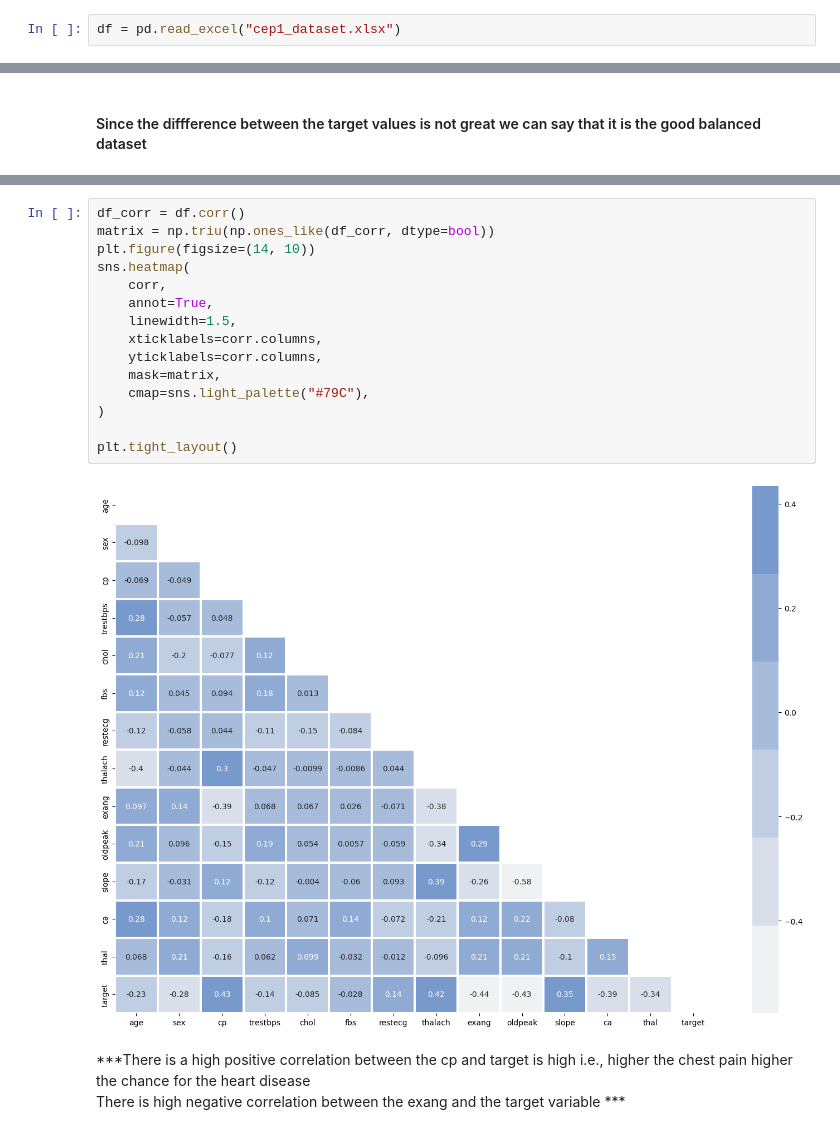
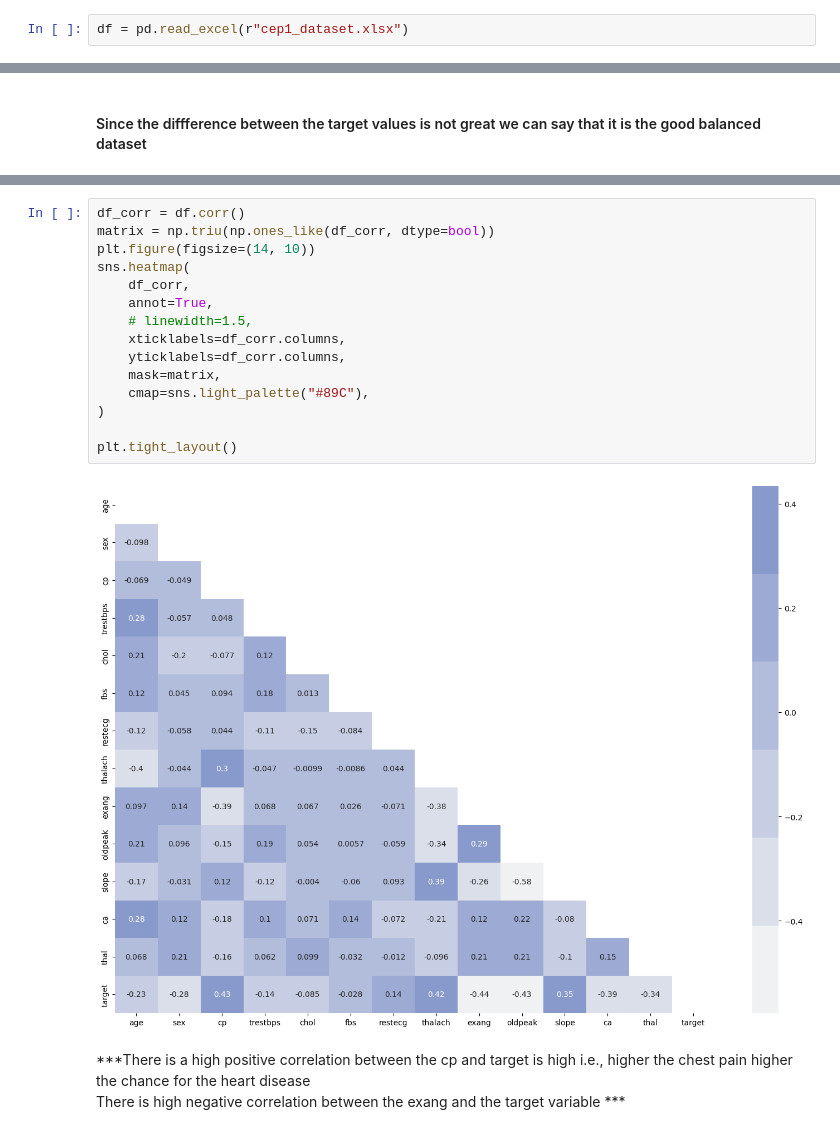
Before and after one commit to rakeshkandhi/Healthcare_cardiovascular, a Jupyter notebook: healthCare.ipynb, the cells around one changed output, grey strips where cells are left out. Drawn from its saved outputs; the diff is of its cells as text.

```diff
--- a/healthCare.ipynb
+++ b/healthCare.ipynb
@@ -105,4 +103,4 @@ warnings.filterwarnings("ignore")
     </tr>
 </table>
 # %%
-df = pd.read_excel("cep1_dataset.xlsx")
+df = pd.read_excel(r"cep1_dataset.xlsx")
@@ -194,20 +213,20 @@ Name: count, dtype: int64
 # %%
 df_corr = df.corr()
 matrix = np.triu(np.ones_like(df_corr, dtype=bool))
 plt.figure(figsize=(14, 10))
 sns.heatmap(
-    corr,
+    df_corr,
     annot=True,
-    linewidth=1.5,
-    xticklabels=corr.columns,
-    yticklabels=corr.columns,
+    # linewidth=1.5,
+    xticklabels=df_corr.columns,
+    yticklabels=df_corr.columns,
     mask=matrix,
-    cmap=sns.light_palette("#79C"),
+    cmap=sns.light_palette("#89C"),
 )
 
 plt.tight_layout()
 # %% [output]
-[figure, old version]
+[figure, new version]
 # %% [markdown]
 ***There is a high positive correlation between the cp and target is high i.e., higher the chest pain higher the chance for the heart disease<br>
 There is high negative correlation between the exang and the target variable ***
```
Also changed, not shown: parts of 32 cells of this notebook.
